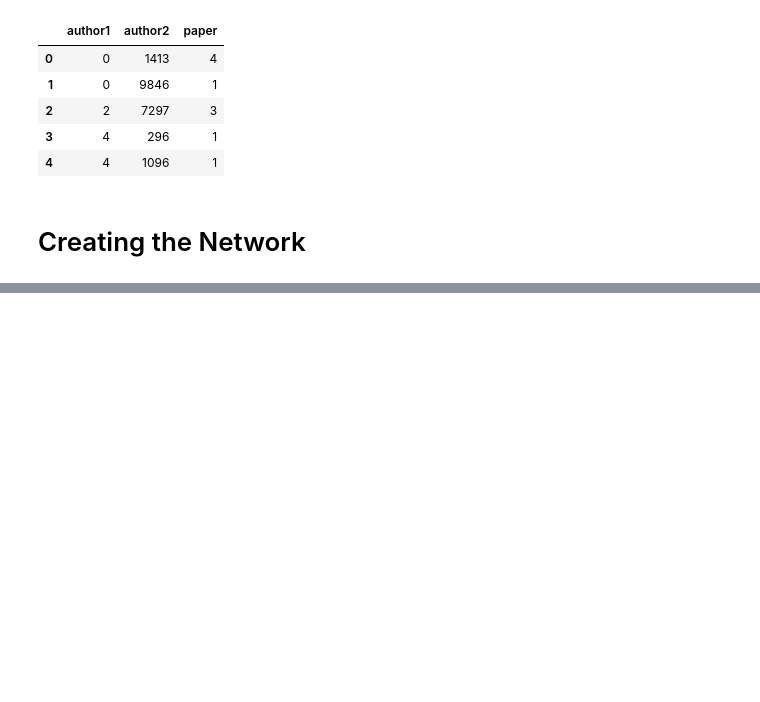
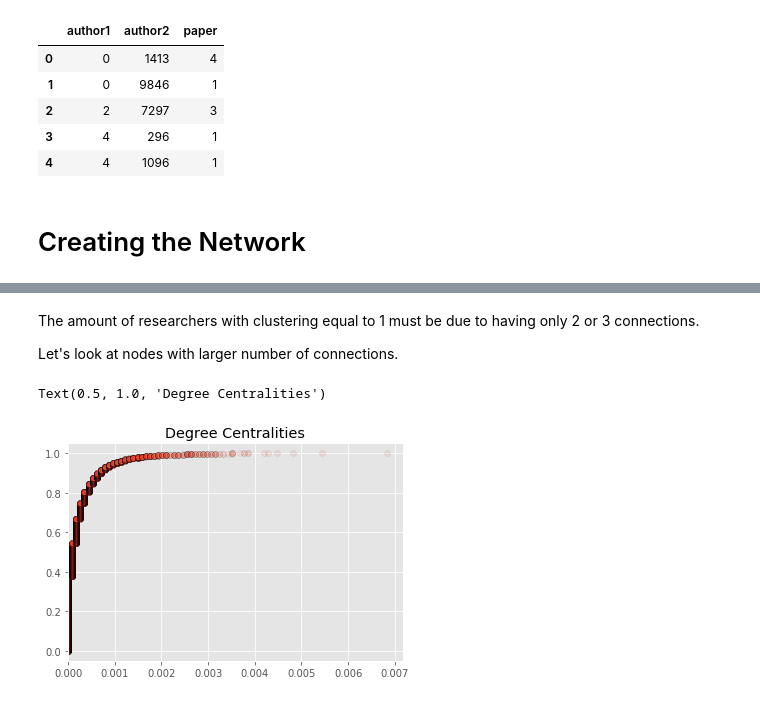
Before and after one commit to davibarreira/PBMNet, a Jupyter notebook: Create_Network.ipynb, the cells around one changed output, grey strips where cells are left out. Saved outputs shown, nothing was run; the diff lists cells and outputs as text; code cells hidden in the pictures; blank space fills up the shorter version.

```diff
--- a/Create_Network.ipynb
+++ b/Create_Network.ipynb
@@ -154,0 +204,22 @@ MemoryError:
+# %% [markdown]
+The amount of researchers with clustering equal to 1 must be due to having only 2 or 3 connections.
+
+Let's look at nodes with larger number of connections.
+# %%
+def ecdf(data):
+    return np.sort(data), np.arange(1, len(data)+1) / len(data)
+# Possible Answers:
+fig = plt.figure(0)
+# Get a list of degree centrality scores for all of the
+# nodes in the graph
+degree_centralities = list(
+    nx.degree_centrality(G).values())
+x, y = ecdf(degree_centralities)
+# Plot the histogram of degree centralities.
+plt.plot(x, y,'o',markeredgewidth=.5, markeredgecolor='k',alpha=0.10)
+# Set the plot title.
+plt.xlim(0,)
+plt.title('Degree Centralities')
+# %% [output]
+Text(0.5, 1.0, 'Degree Centralities')
+[figure, added]
```
Also changed, not shown: parts of 16 cells of this notebook, 1 other file.
